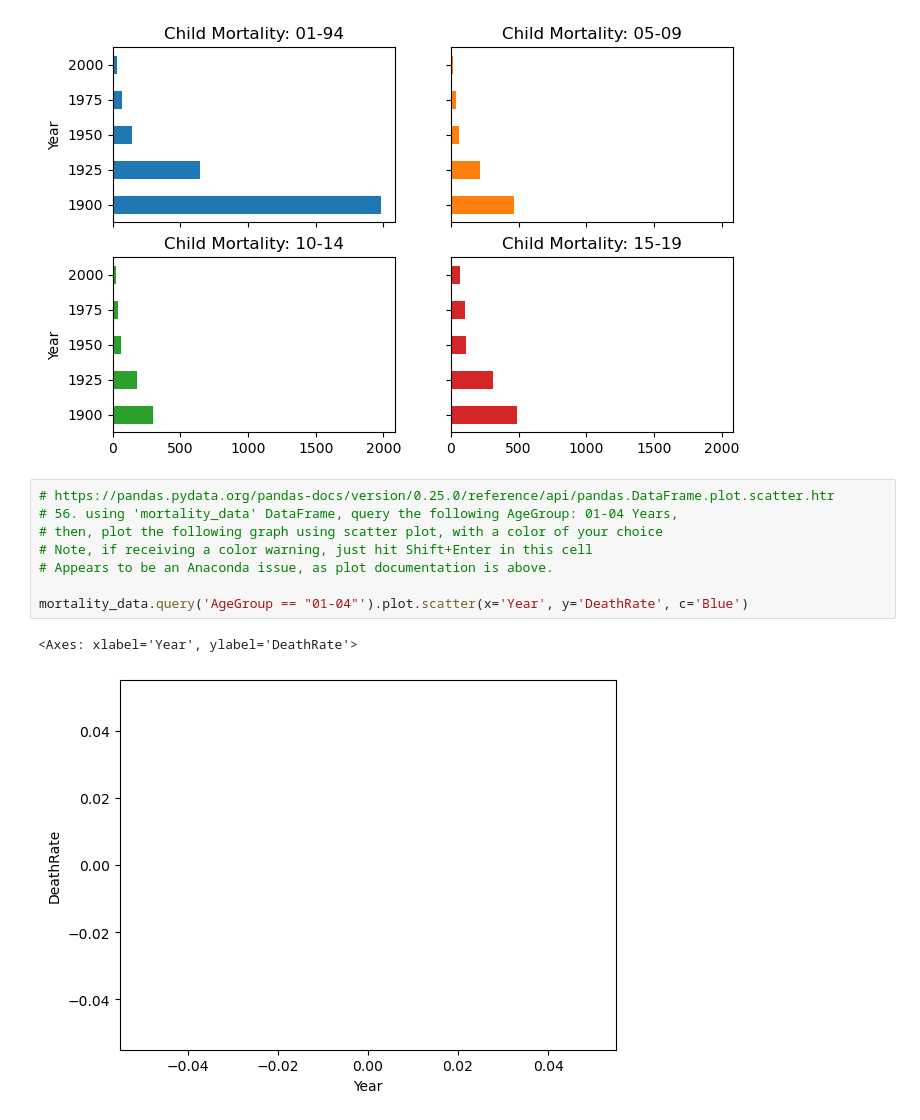
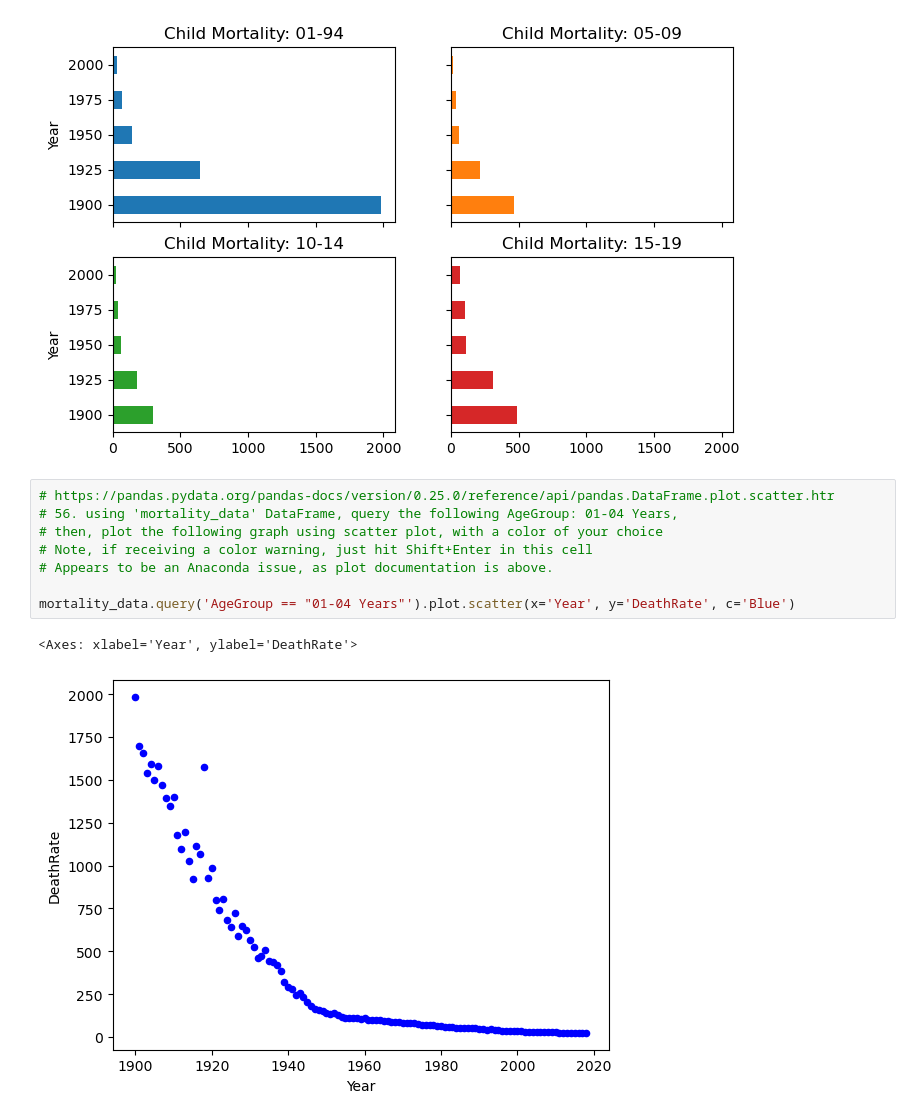
Before and after one commit to Anthonypat1837/lis4930-Exploration-into-Deep-Learning-and-AI, a Jupyter notebook: a3/LIS4930-A3.ipynb, the cells around one changed output. Cells and saved outputs as stored; diff of their text form.

```diff
--- a/a3/LIS4930-A3.ipynb
+++ b/a3/LIS4930-A3.ipynb
@@ -705,11 +705,11 @@ array([[<Axes: title={'center': 'Child Mortality: 01-94'}, ylabel='Year'>,
 # %%
 # https://pandas.pydata.org/pandas-docs/version/0.25.0/reference/api/pandas.DataFrame.plot.scatter.htr
 # 56. using 'mortality_data' DataFrame, query the following AgeGroup: 01-04 Years,
 # then, plot the following graph using scatter plot, with a color of your choice
 # Note, if receiving a color warning, just hit Shift+Enter in this cell
 # Appears to be an Anaconda issue, as plot documentation is above.
 
-mortality_data.query('AgeGroup == "01-04"').plot.scatter(x='Year', y='DeathRate', c='Blue')
+mortality_data.query('AgeGroup == "01-04 Years"').plot.scatter(x='Year', y='DeathRate', c='Blue')
 # %% [output]
 <Axes: xlabel='Year', ylabel='DeathRate'>
-[figure, old version]
+[figure, new version]
```
Also changed, not shown: parts of 4 cells of this notebook, 11 other files.
